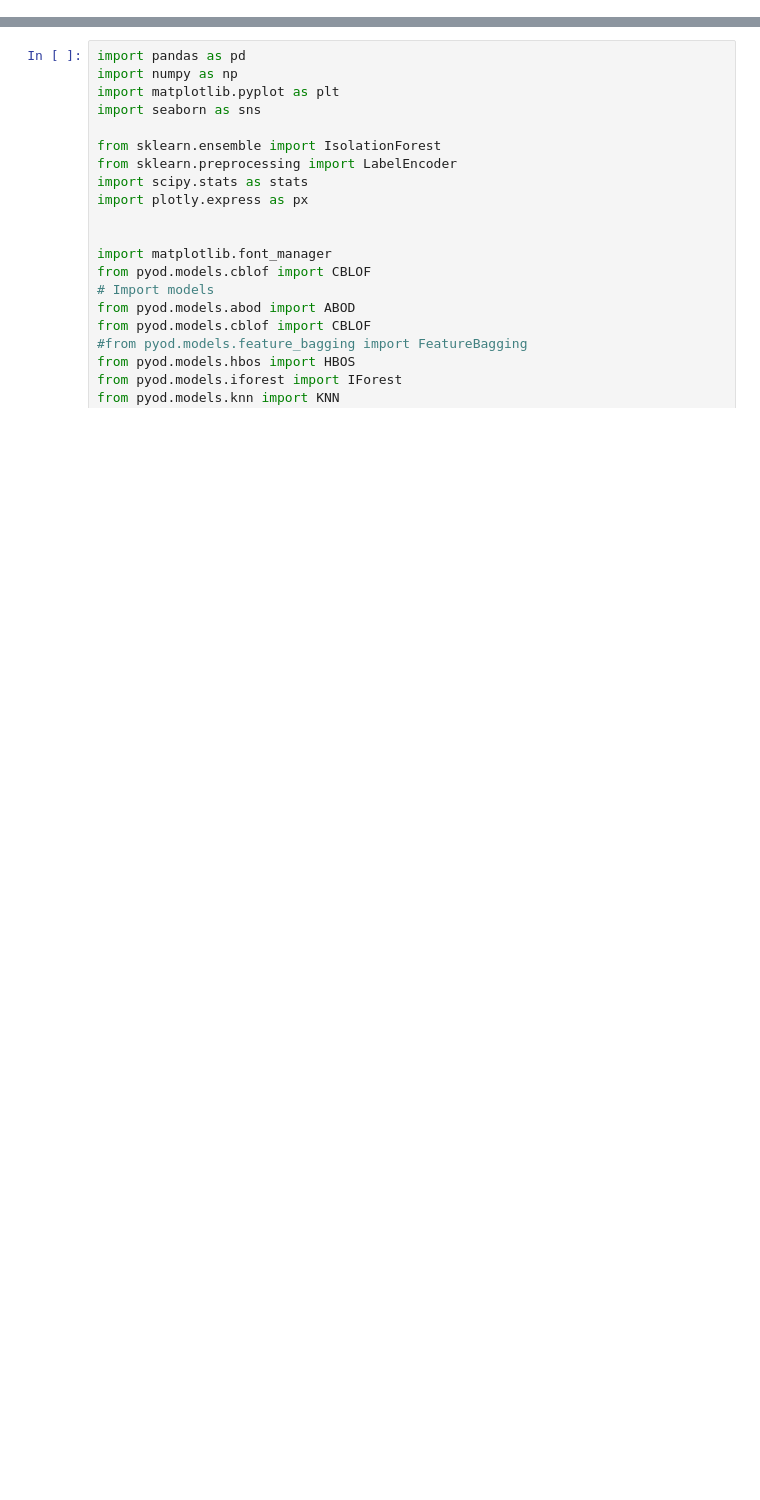
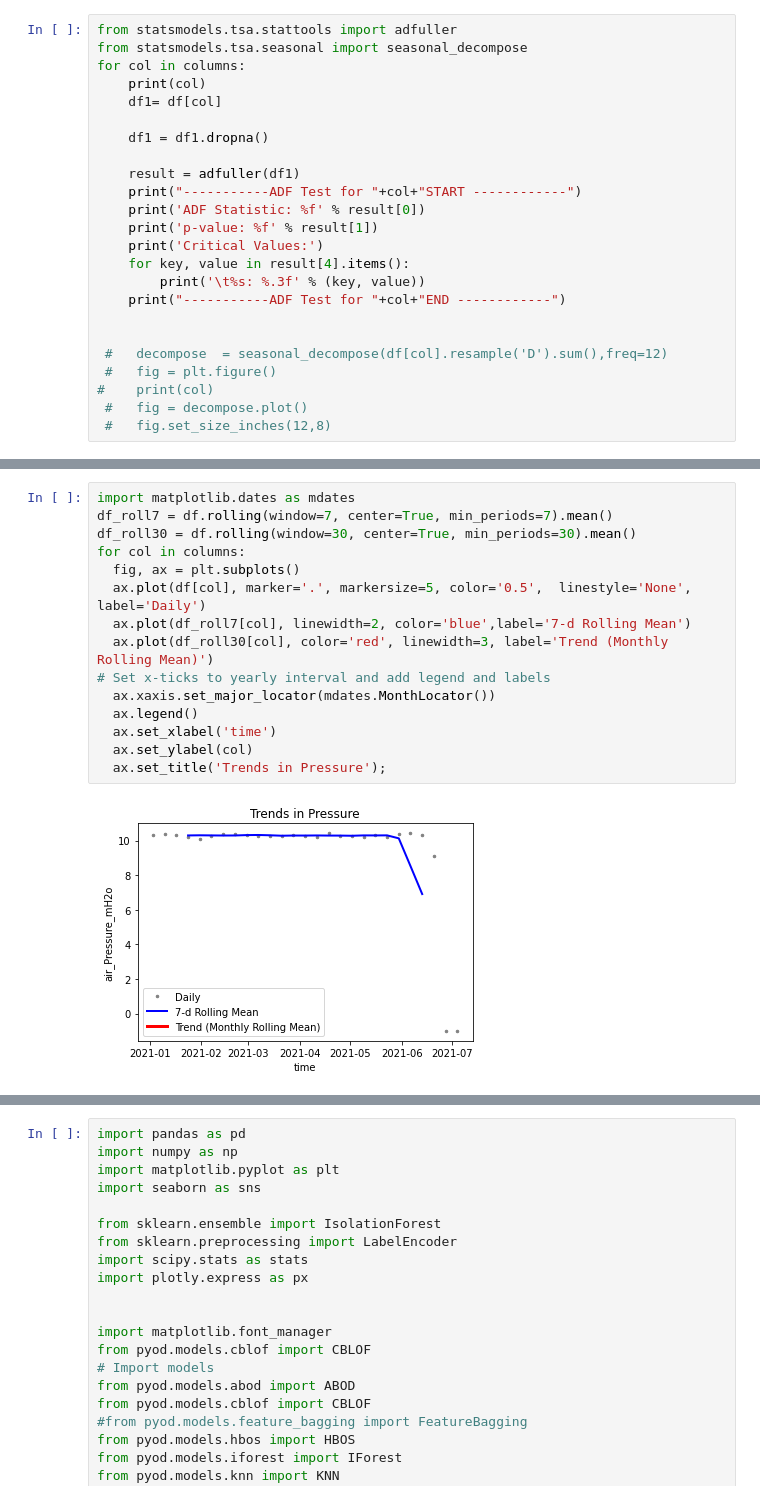
Before and after one commit to shivupoojar/Outlier-Detection-for-Puhatu-Monitoring-, a Jupyter notebook: puhatu_c1.ipynb, the cells around one changed output, grey strips where cells are left out. Saved outputs shown, nothing was run; the diff lists cells and outputs as text; blank space fills up the shorter version.

```diff
--- a/puhatu_c1.ipynb
+++ b/puhatu_c1.ipynb
@@ -56,0 +94,24 @@ df = df.head(2590)
+# %%
+from statsmodels.tsa.stattools import adfuller
+from statsmodels.tsa.seasonal import seasonal_decompose
+for col in columns:
+    print(col)
+    df1= df[col]
+
+    df1 = df1.dropna()
+
+    result = adfuller(df1)
+    print("-----------ADF Test for "+col+"START ------------")
+    print('ADF Statistic: %f' % result[0])
+    print('p-value: %f' % result[1])
+    print('Critical Values:')
+    for key, value in result[4].items():
+        print('\t%s: %.3f' % (key, value))
+    print("-----------ADF Test for "+col+"END ------------")
+
+
+ #   decompose  = seasonal_decompose(df[col].resample('D').sum(),freq=12)
+ #   fig = plt.figure()
+#    print(col)
+ #   fig = decompose.plot()
+ #   fig.set_size_inches(12,8)
@@ -56,0 +136,17 @@ df = df.head(2590)
+# %%
+import matplotlib.dates as mdates
+df_roll7 = df.rolling(window=7, center=True, min_periods=7).mean()
+df_roll30 = df.rolling(window=30, center=True, min_periods=30).mean()
+for col in columns:
+  fig, ax = plt.subplots()
+  ax.plot(df[col], marker='.', markersize=5, color='0.5',  linestyle='None', label='Daily')
+  ax.plot(df_roll7[col], linewidth=2, color='blue',label='7-d Rolling Mean')
+  ax.plot(df_roll30[col], color='red', linewidth=3, label='Trend (Monthly Rolling Mean)')
+# Set x-ticks to yearly interval and add legend and labels
+  ax.xaxis.set_major_locator(mdates.MonthLocator())
+  ax.legend()
+  ax.set_xlabel('time')
+  ax.set_ylabel(col)
+  ax.set_title('Trends in Pressure');
+# %% [output]
+[figure, added]
```
Also changed, not shown: parts of 13 cells of this notebook.
